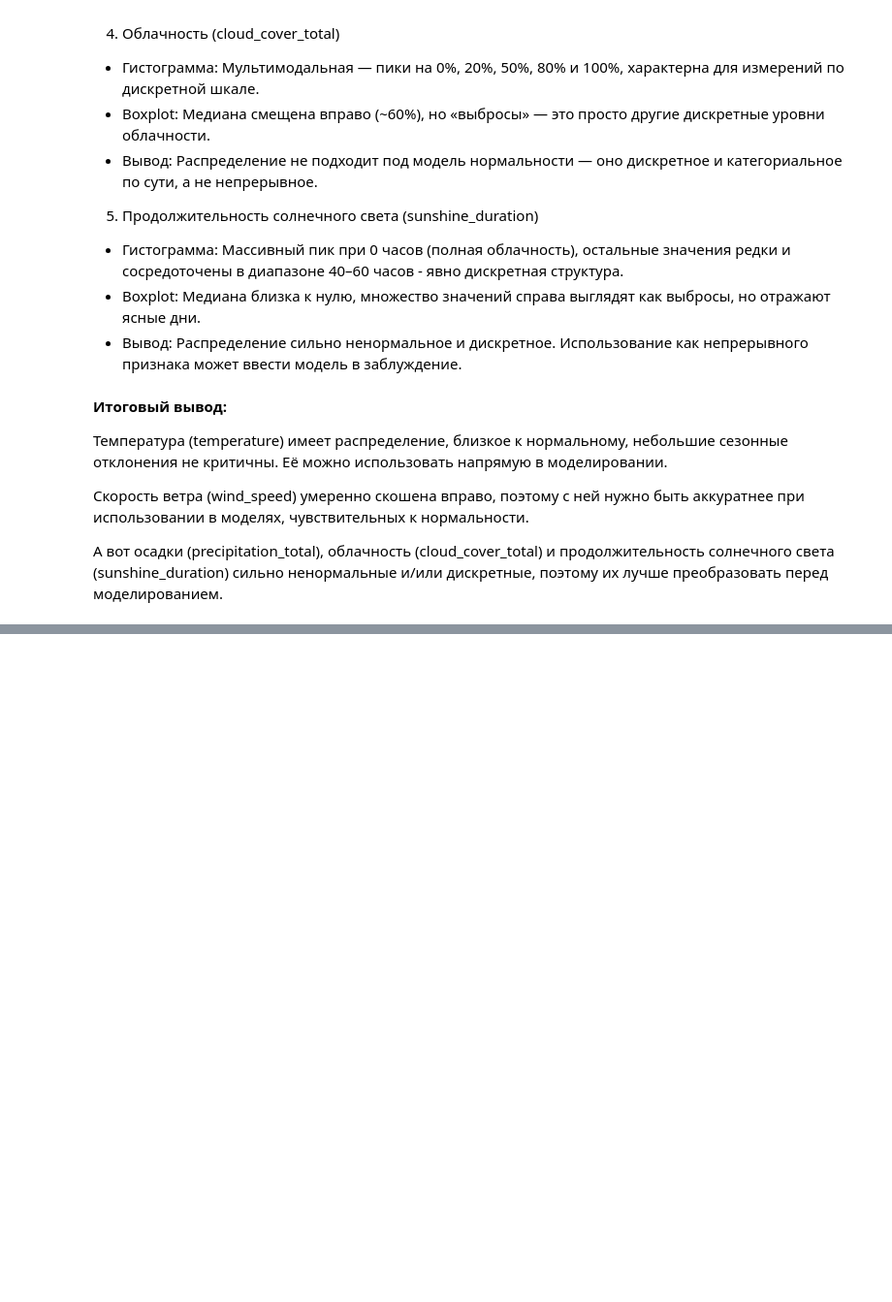
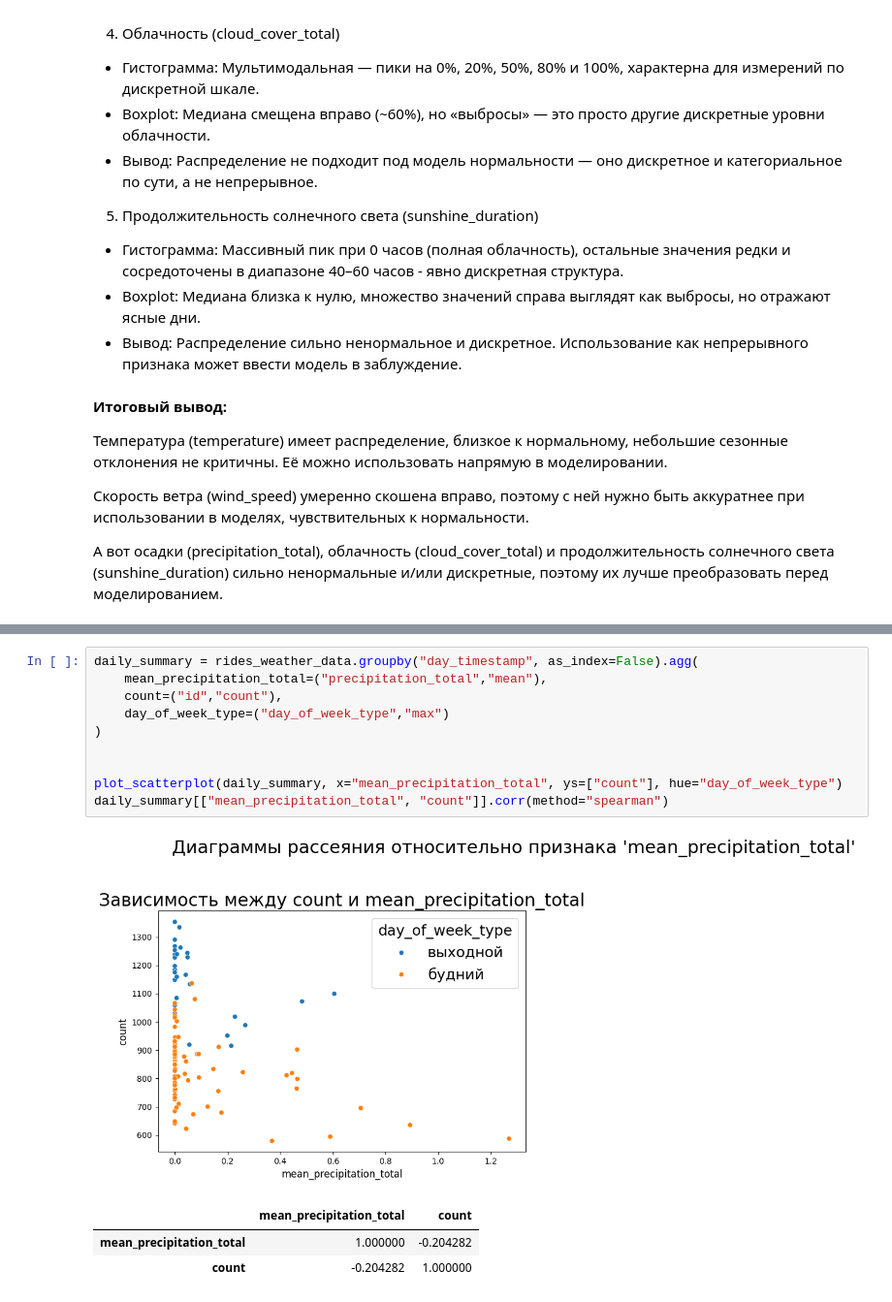
Before and after one commit to fIIame/scooter_sharing_analysis, a Jupyter notebook: notebooks/EDA.ipynb, the cells around one changed output, grey strips where cells are left out. Shown at 97% size. Cells and saved outputs as stored; diff of their text form; blank space fills up the shorter version.

```diff
--- a/notebooks/EDA.ipynb
+++ b/notebooks/EDA.ipynb
@@ -456,0 +523,15 @@ plot_hist_boxplot(weather_data, weather_num, kde=True, save_path=str(pj("hist_bo
+# %%
+daily_summary = rides_weather_data.groupby("day_timestamp", as_index=False).agg(
+    mean_precipitation_total=("precipitation_total","mean"),
+    count=("id","count"),
+    day_of_week_type=("day_of_week_type","max")
+)
+
+
+plot_scatterplot(daily_summary, x="mean_precipitation_total", ys=["count"], hue="day_of_week_type")
+daily_summary[["mean_precipitation_total", "count"]].corr(method="spearman")
+# %% [output]
+[figure, added]
+|  | mean_precipitation_total | count |
+| mean_precipitation_total | 1.000000 | -0.204282 |
+| count | -0.204282 | 1.000000 |
```
Also changed, not shown: parts of 26 cells of this notebook, 1 other file.
